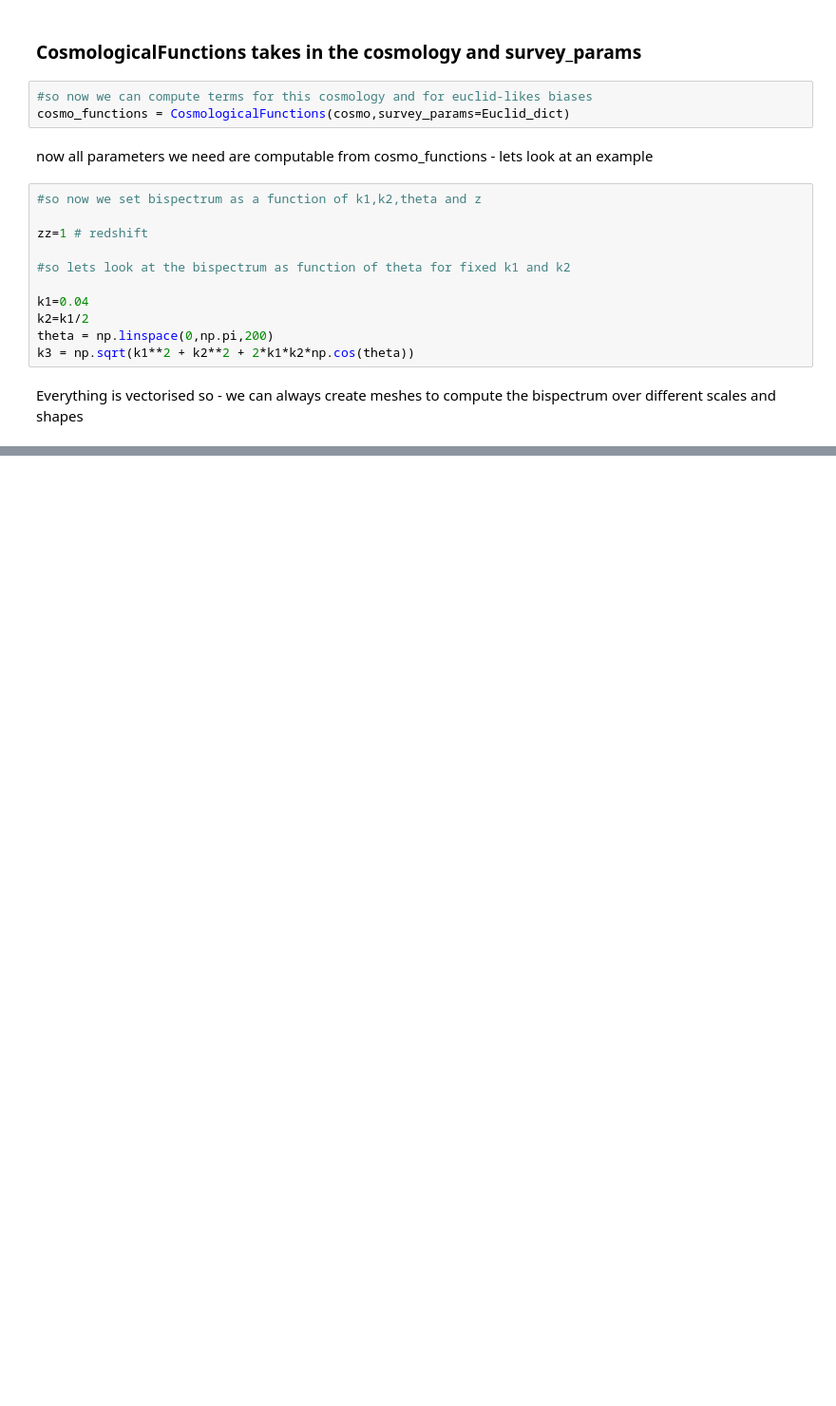
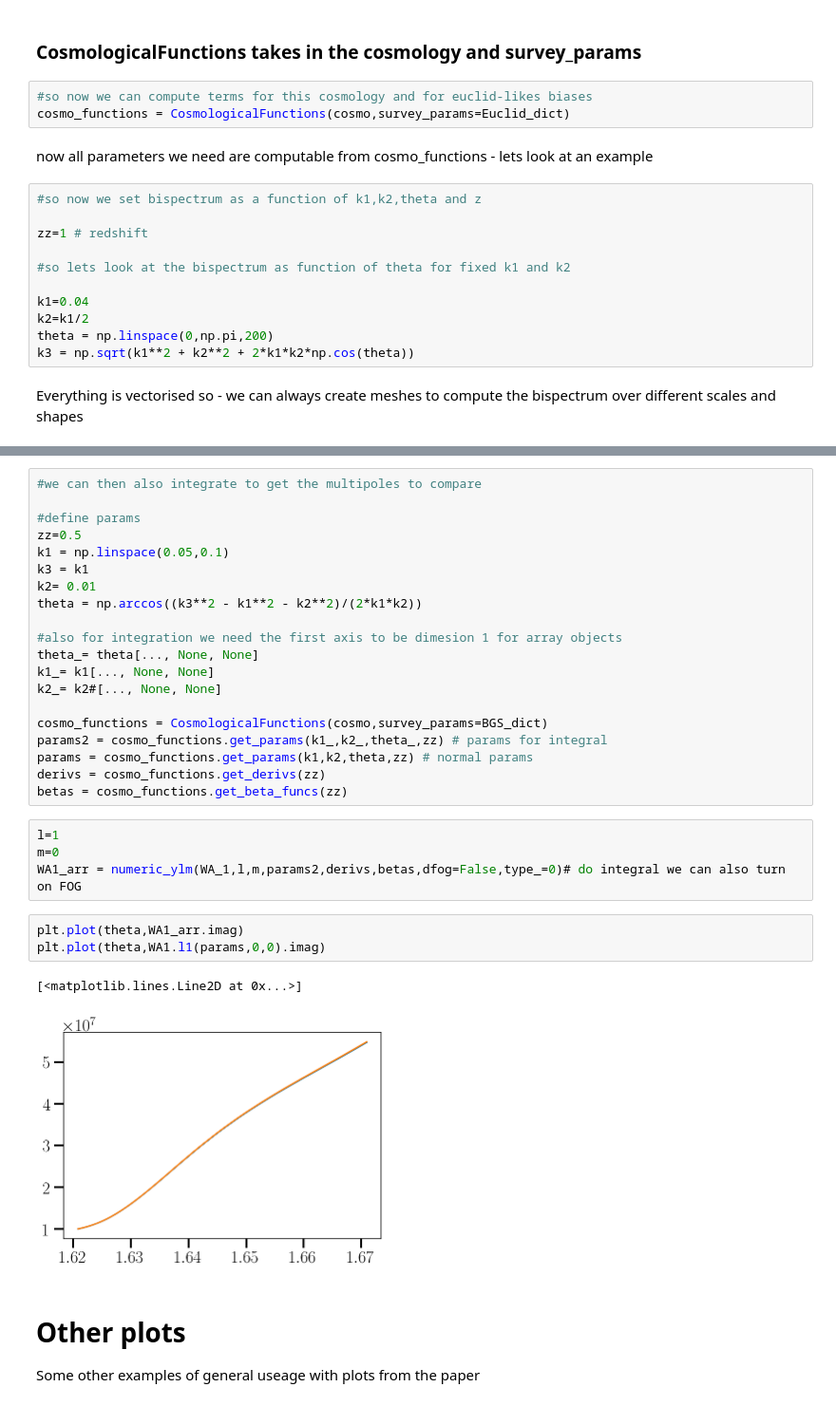
Before and after one commit to craddis1/ws_bk_theory, a Jupyter notebook: example.ipynb, the cells around one changed output, grey strips where cells are left out. Shown at 95% size. Drawn from its saved outputs; the diff is of its cells as text; blank space fills up the shorter version.

```diff
--- a/example.ipynb
+++ b/example.ipynb
@@ -258,3 +257,37 @@ plt.show()
+# %%
+#we can then also integrate to get the multipoles to compare
+
+#define params
+zz=0.5
+k1 = np.linspace(0.05,0.1)
+k3 = k1
+k2= 0.01
+theta = np.arccos((k3**2 - k1**2 - k2**2)/(2*k1*k2))
+
+#also for integration we need the first axis to be dimesion 1 for array objects
+theta_= theta[..., None, None]
+k1_= k1[..., None, None]
+k2_= k2#[..., None, None]
+
+cosmo_functions = CosmologicalFunctions(cosmo,survey_params=BGS_dict)
+params2 = cosmo_functions.get_params(k1_,k2_,theta_,zz) # params for integral
+params = cosmo_functions.get_params(k1,k2,theta,zz) # normal params
+derivs = cosmo_functions.get_derivs(zz)
+betas = cosmo_functions.get_beta_funcs(zz)
+# %%
+l=1
+m=0
+WA1_arr = numeric_ylm(WA_1,l,m,params2,derivs,betas,dfog=False,type_=0)# do integral we can also turn on FOG
+# %%
+plt.plot(theta,WA1_arr.imag)
+plt.plot(theta,WA1.l1(params,0,0).imag)
+# %% [output]
+[<matplotlib.lines.Line2D at 0x...>]
+[figure, added]
+# %% [markdown]
+# Other plots
+
+Some other examples of general useage with plots from the paper
 # %%
 from matplotlib.patches import Polygon
 def plot_3x2(first=True):
```
Also changed, not shown: parts of 25 cells of this notebook, 23 other files.
